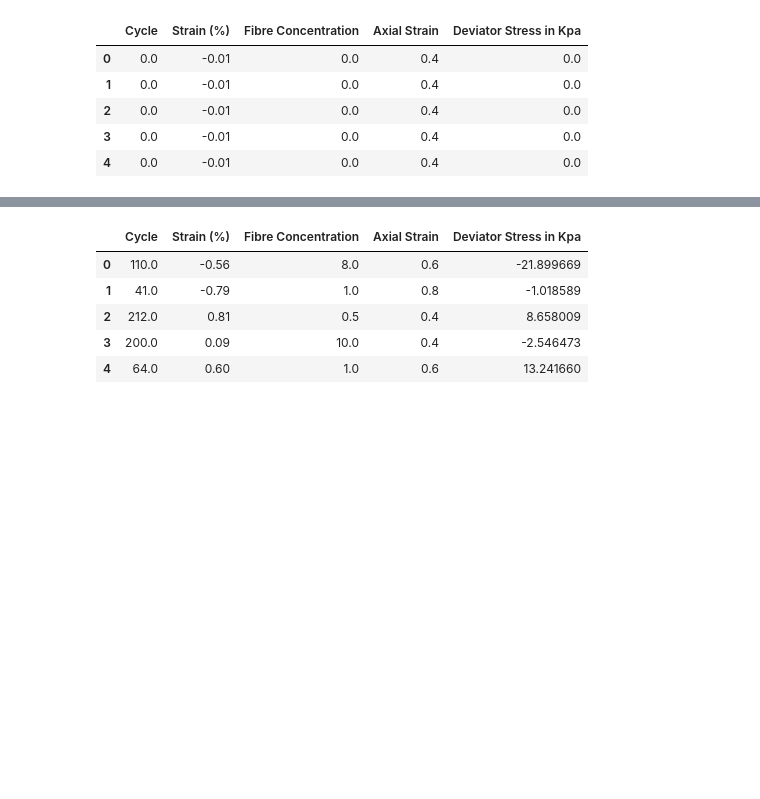
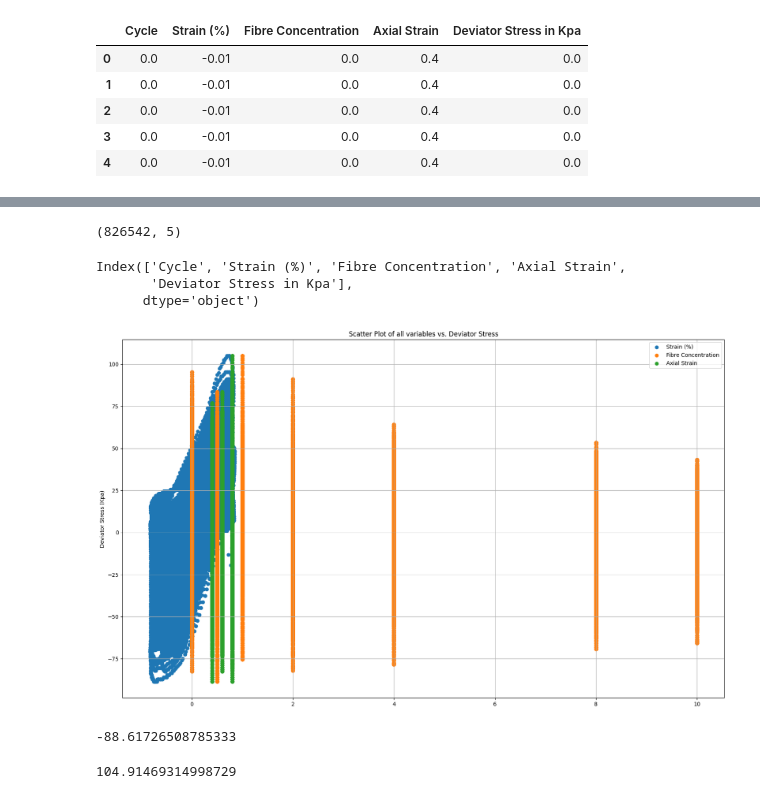
Before and after one commit to CODER-AsHuToSh/UnderGraduate_Project, a Jupyter notebook: UG_Project_Part_2.ipynb, the cells around one changed output, grey strips where cells are left out. Drawn from its saved outputs; the diff is of its cells as text; code cells hidden in the pictures; blank space fills up the shorter version.

```diff
--- a/UG_Project_Part_2.ipynb
+++ b/UG_Project_Part_2.ipynb
@@ -76,9 +85,32 @@ df = df.reset_index(drop=True)
 # %%
-df.head()
+df.shape
 # %% [output]
-|  | Cycle | Strain (%) | Fibre Concentration | Axial Strain | Deviator Stress in Kpa |
-| 0 | 110.0 | -0.56 | 8.0 | 0.6 | -21.899669 |
-| 1 | 41.0 | -0.79 | 1.0 | 0.8 | -1.018589 |
-| 2 | 212.0 | 0.81 | 0.5 | 0.4 | 8.658009 |
-| 3 | 200.0 | 0.09 | 10.0 | 0.4 | -2.546473 |
-| 4 | 64.0 | 0.60 | 1.0 | 0.6 | 13.241660 |
+(826542, 5)
+# %%
+df.columns
+# %% [output]
+Index(['Cycle', 'Strain (%)', 'Fibre Concentration', 'Axial Strain',
+       'Deviator Stress in Kpa'],
+      dtype='object')
+# %%
+plt.figure(figsize=(20, 12))
+plt.scatter(df['Strain (%)'], df['Deviator Stress in Kpa'], label='Strain (%)')
+plt.scatter(df['Fibre Concentration'], df['Deviator Stress in Kpa'], label='Fibre Concentration')
+plt.scatter(df['Axial Strain'], df['Deviator Stress in Kpa'], label='Axial Strain')
+plt.ylabel('Deviator Stress (Kpa)')
+plt.title('Scatter Plot of all variables vs. Deviator Stress')
+plt.legend()
+plt.grid(True)
+plt.show()
+# %% [output]
+[figure, added]
+# %%
+val1=min(df['Deviator Stress in Kpa'])
+val1
+# %% [output]
+-88.61726508785333
+# %%
+val2=max(df['Deviator Stress in Kpa'])
+val2
+# %% [output]
+104.91469314998729
```
Also changed, not shown: parts of 37 cells of this notebook.
